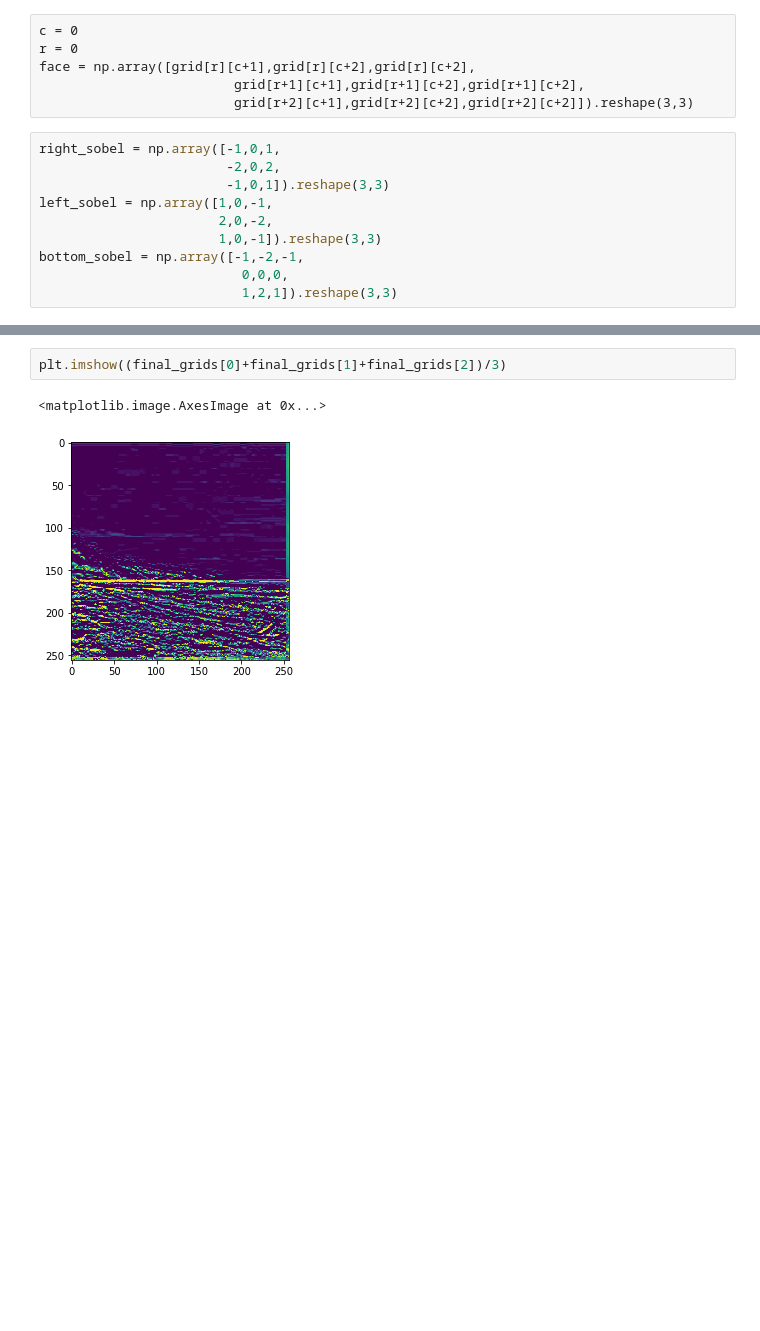
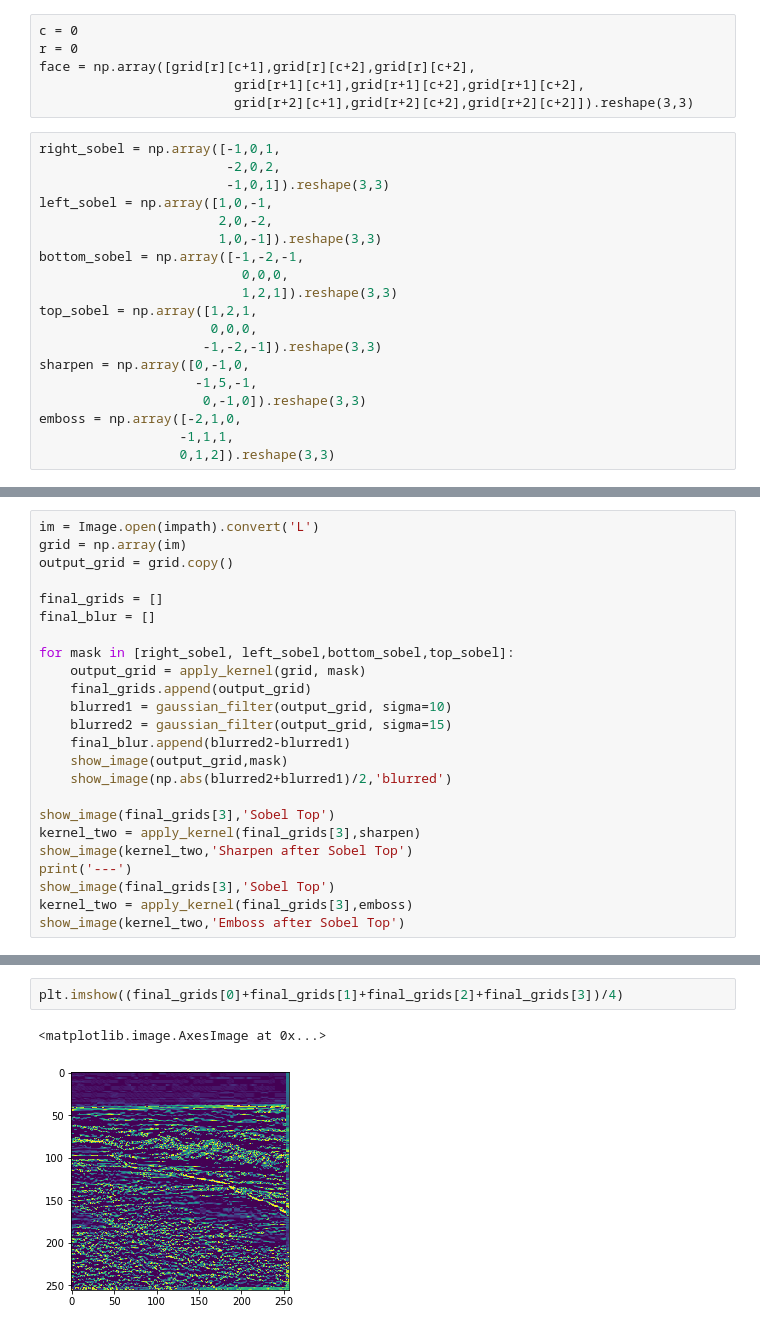
Before and after one commit to kimrharper/image_segmentation, a Jupyter notebook: edge_detector.ipynb, the cells around one changed output, grey strips where cells are left out. Cells and saved outputs as stored; diff of their text form; blank space fills up the shorter version.

```diff
--- a/edge_detector.ipynb
+++ b/edge_detector.ipynb
@@ -55,4 +63,13 @@ left_sobel = np.array([1,0,-1,
 bottom_sobel = np.array([-1,-2,-1,
                           0,0,0,
                           1,2,1]).reshape(3,3)
+top_sobel = np.array([1,2,1,
+                      0,0,0,
+                     -1,-2,-1]).reshape(3,3)
+sharpen = np.array([0,-1,0,
+                    -1,5,-1,
+                     0,-1,0]).reshape(3,3)
+emboss = np.array([-2,1,0,
+                  -1,1,1,
+                  0,1,2]).reshape(3,3)
 # %%
@@ -86,0 +95,24 @@ for mask in [right_sobel, left_sobel,bottom_sobel]:
+# %%
+im = Image.open(impath).convert('L')
+grid = np.array(im)
+output_grid = grid.copy()
+
+final_grids = []
+final_blur = []
+
+for mask in [right_sobel, left_sobel,bottom_sobel,top_sobel]:
+    output_grid = apply_kernel(grid, mask)
+    final_grids.append(output_grid)
+    blurred1 = gaussian_filter(output_grid, sigma=10)
+    blurred2 = gaussian_filter(output_grid, sigma=15)
+    final_blur.append(blurred2-blurred1)
+    show_image(output_grid,mask)
+    show_image(np.abs(blurred2+blurred1)/2,'blurred')
+
+show_image(final_grids[3],'Sobel Top')
+kernel_two = apply_kernel(final_grids[3],sharpen)
+show_image(kernel_two,'Sharpen after Sobel Top')
+print('---')
+show_image(final_grids[3],'Sobel Top')
+kernel_two = apply_kernel(final_grids[3],emboss)
+show_image(kernel_two,'Emboss after Sobel Top')
@@ -87,5 +158,5 @@ for mask in [right_sobel, left_sobel,bottom_sobel]:
 # %%
-plt.imshow((final_grids[0]+final_grids[1]+final_grids[2])/3)
+plt.imshow((final_grids[0]+final_grids[1]+final_grids[2]+final_grids[3])/4)
 # %% [output]
 <matplotlib.image.AxesImage at 0x...>
-[figure, old version]
+[figure, new version]
```
Also changed, not shown: parts of 16 cells of this notebook.
